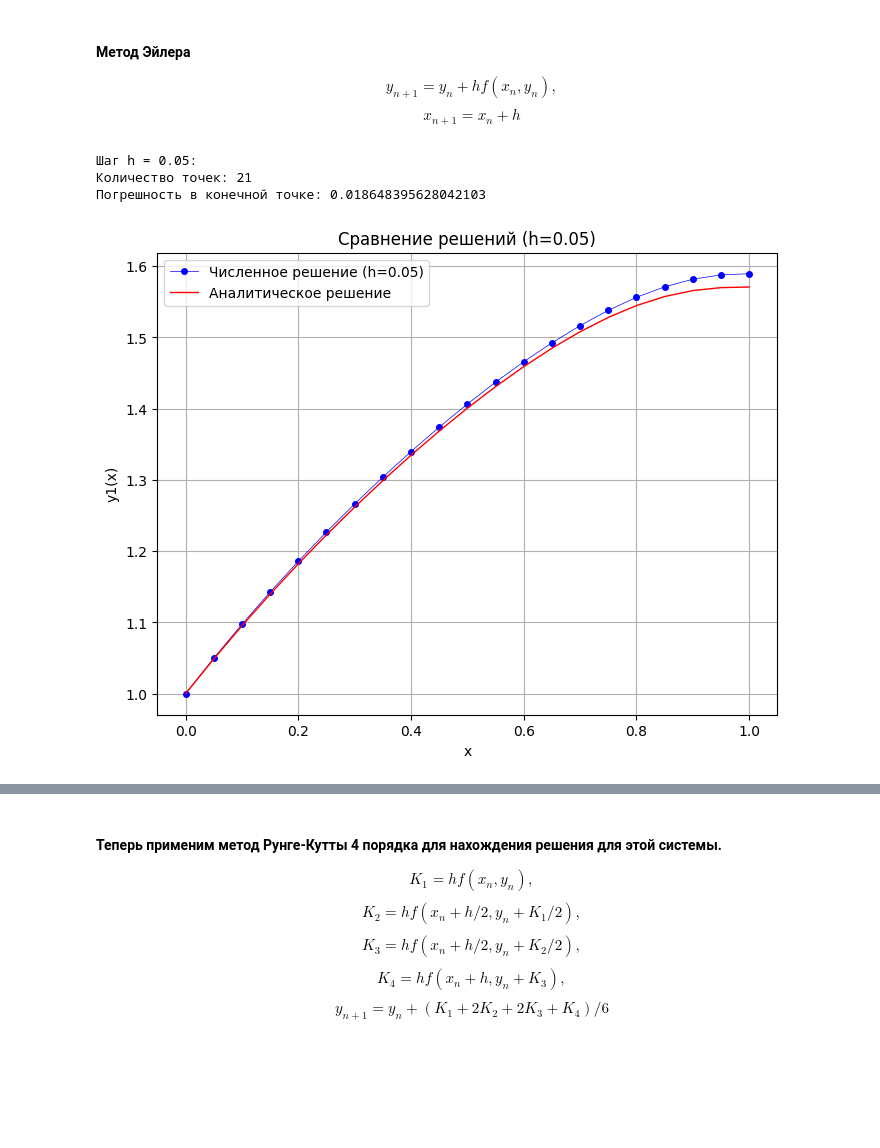
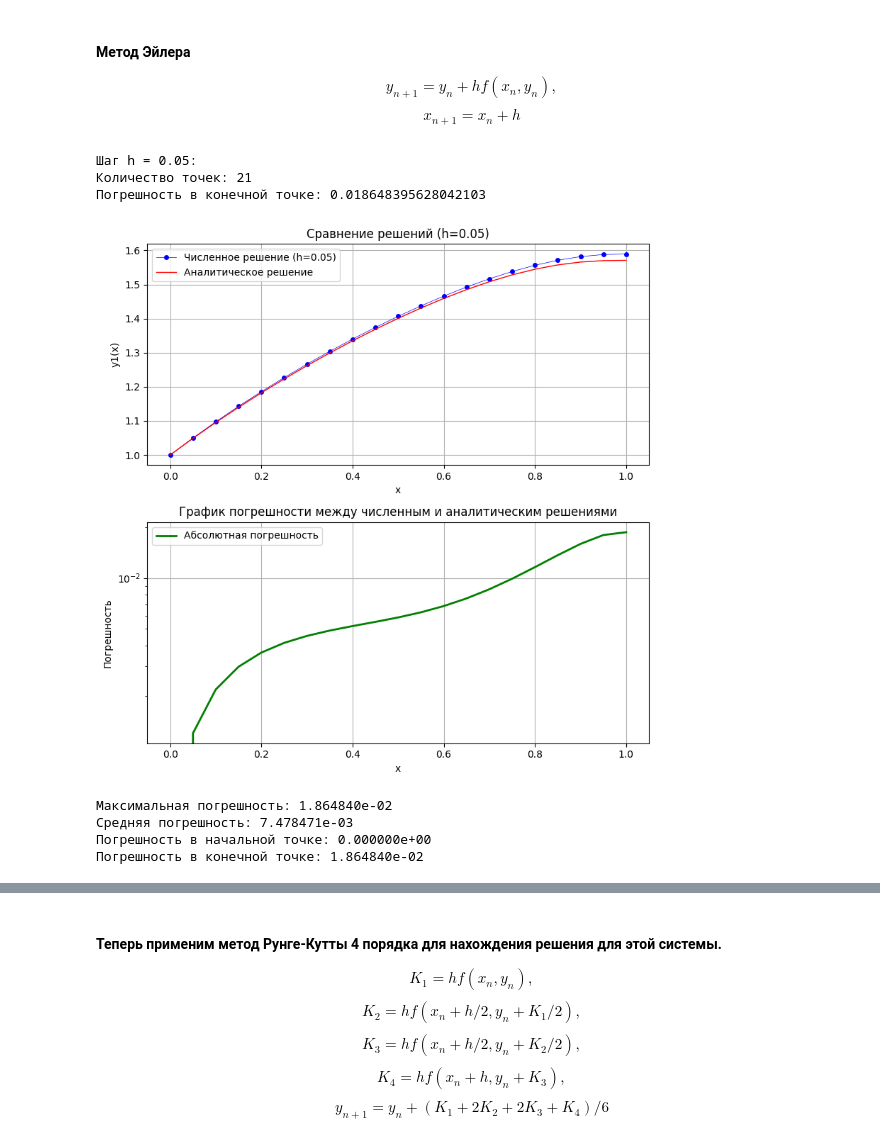
Before and after one commit to pos002/Numerical-Methods-2025, a Jupyter notebook: Lab_5_nm.ipynb, the cells around one changed output, grey strips where cells are left out. Drawn from its saved outputs; the diff is of its cells as text; code cells hidden in the pictures; blank space fills up the shorter version.

```diff
--- a/Lab_5_nm.ipynb
+++ b/Lab_5_nm.ipynb
@@ -105,22 +105,43 @@ def euler_method(f, y0, h):
 # %%
 x, y = euler_method(system_equation, y0, h[0])
 u_analytic = u0(x)
 
 print(f"Шаг h = {h[0]}:")
 print(f"Количество точек: {len(x)}")
 print(f"Погрешность в конечной точке: {abs(y[-1, 0] - u_analytic[-1])}")
 
-plt.figure(figsize=(8, 6))
+plt.figure(figsize=(8, 8))
+plt.subplot(2, 1, 1)
 plt.plot(x, y[:, 0], 'b-', label=f'Численное решение (h={h[0]})', linewidth = 0.5, marker = 'o', markersize = 4)
 plt.plot(x, u_analytic, label='Аналитическое решение', color = 'r', linewidth = 1)
 plt.xlabel('x')
 plt.ylabel('y1(x)')
 plt.title(f'Сравнение решений (h={h[0]})')
 plt.legend()
 plt.grid(True)
+
+plt.subplot(2, 1, 2)
+error = np.abs(y[:, 0] - u_analytic)
+plt.semilogy(x, error, 'g-', label='Абсолютная погрешность', linewidth=2)
+plt.xlabel('x')
+plt.ylabel('Погрешность')
+plt.title('График погрешности между численным и аналитическим решениями')
+plt.legend()
+plt.grid(True)
+
+plt.tight_layout()
 plt.show()
+
+print(f"Максимальная погрешность: {np.max(error):.6e}")
+print(f"Средняя погрешность: {np.mean(error):.6e}")
+print(f"Погрешность в начальной точке: {error[0]:.6e}")
+print(f"Погрешность в конечной точке: {error[-1]:.6e}")
 # %% [output]
 Шаг h = 0.05:
 Количество точек: 21
 Погрешность в конечной точке: 0.018648395628042103
-[figure, old version]
+[figure, new version]
+Максимальная погрешность: 1.864840e-02
+Средняя погрешность: 7.478471e-03
+Погрешность в начальной точке: 0.000000e+00
+Погрешность в конечной точке: 1.864840e-02
```
Also changed, not shown: parts of 3 cells of this notebook.
